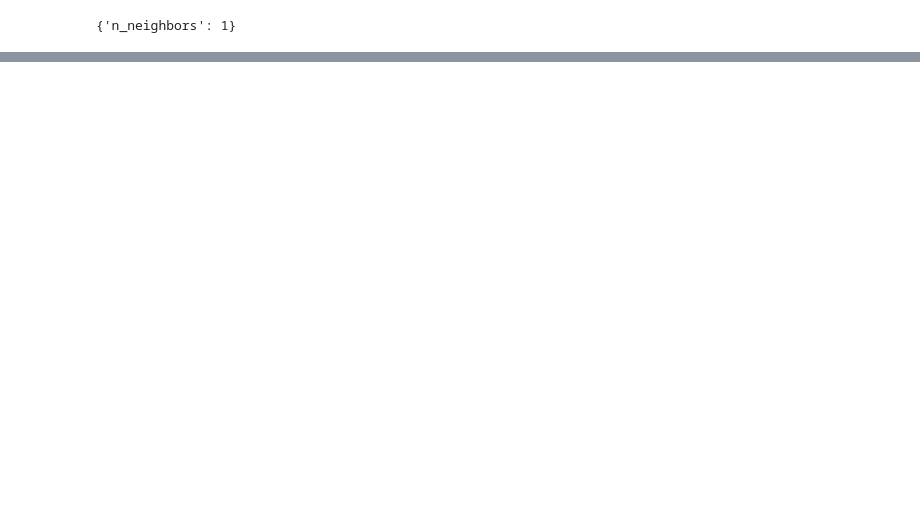
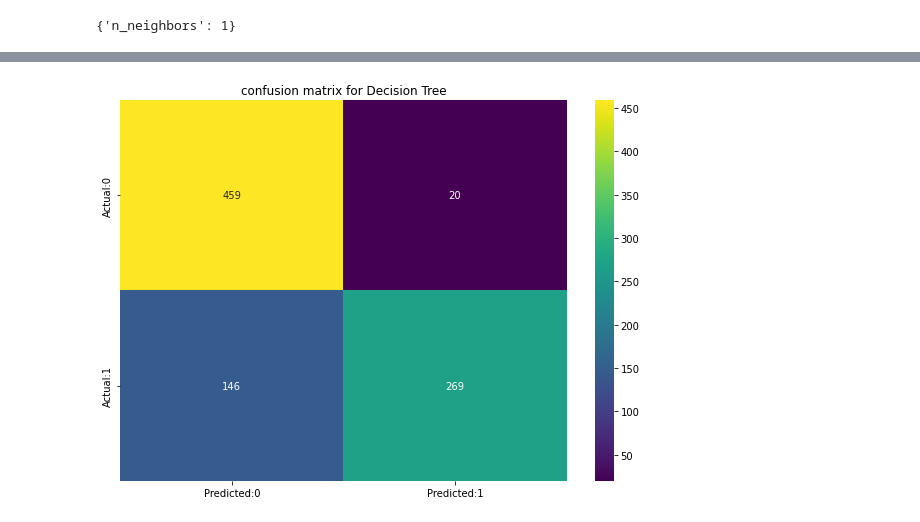
Before and after one commit to Manass20/Cardiovascular-risk-prediction-Manas, a Jupyter notebook: Cardiovascular_risk_prediction_Manas.ipynb, the cells around one changed output, grey strips where cells are left out. Saved outputs shown, nothing was run; the diff lists cells and outputs as text; code cells hidden in the pictures; blank space fills up the shorter version.

```diff
--- a/Cardiovascular_risk_prediction_Manas.ipynb
+++ b/Cardiovascular_risk_prediction_Manas.ipynb
@@ -772,0 +775,4 @@ weighted avg       0.87      0.86      0.86       894
+# %%
+#Let's train and build our model
+decision_tree_model = DecisionTreeClassifier(criterion="entropy",max_leaf_nodes= 50,random_state=0)
+decision_tree_model.fit(X_train,y_train)
@@ -772,0 +781,3 @@ weighted avg       0.87      0.86      0.86       894
+# %%
+train_preds = decision_tree_model.predict(X_train)
+test_preds = decision_tree_model.predict(X_test)
@@ -772,0 +821,10 @@ weighted avg       0.87      0.86      0.86       894
+# %%
+#plot the confusion matrix
+conf_mat = confusion_matrix(y_test,test_preds)
+conf_matrix=pd.DataFrame(data=conf_mat,index=['Actual:0','Actual:1'],columns=['Predicted:0','Predicted:1'])
+plt.figure(figsize=(10,7))
+sns.heatmap(conf_matrix,annot=True,fmt='d',cmap='viridis')
+plt.title('confusion matrix for Decision Tree')
+plt.show()
+# %% [output]
+[figure, added]
```
Also changed, not shown: parts of 16 cells of this notebook.
